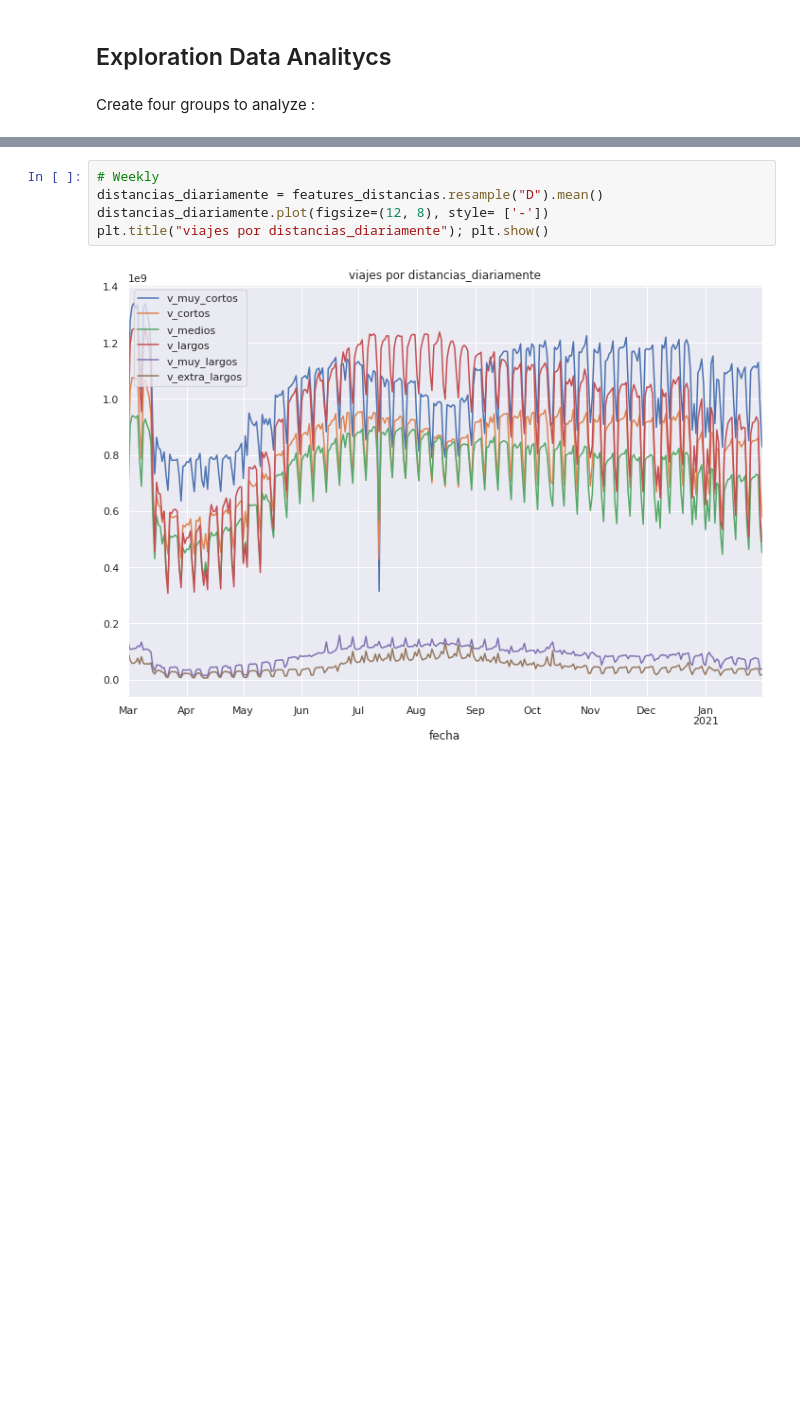
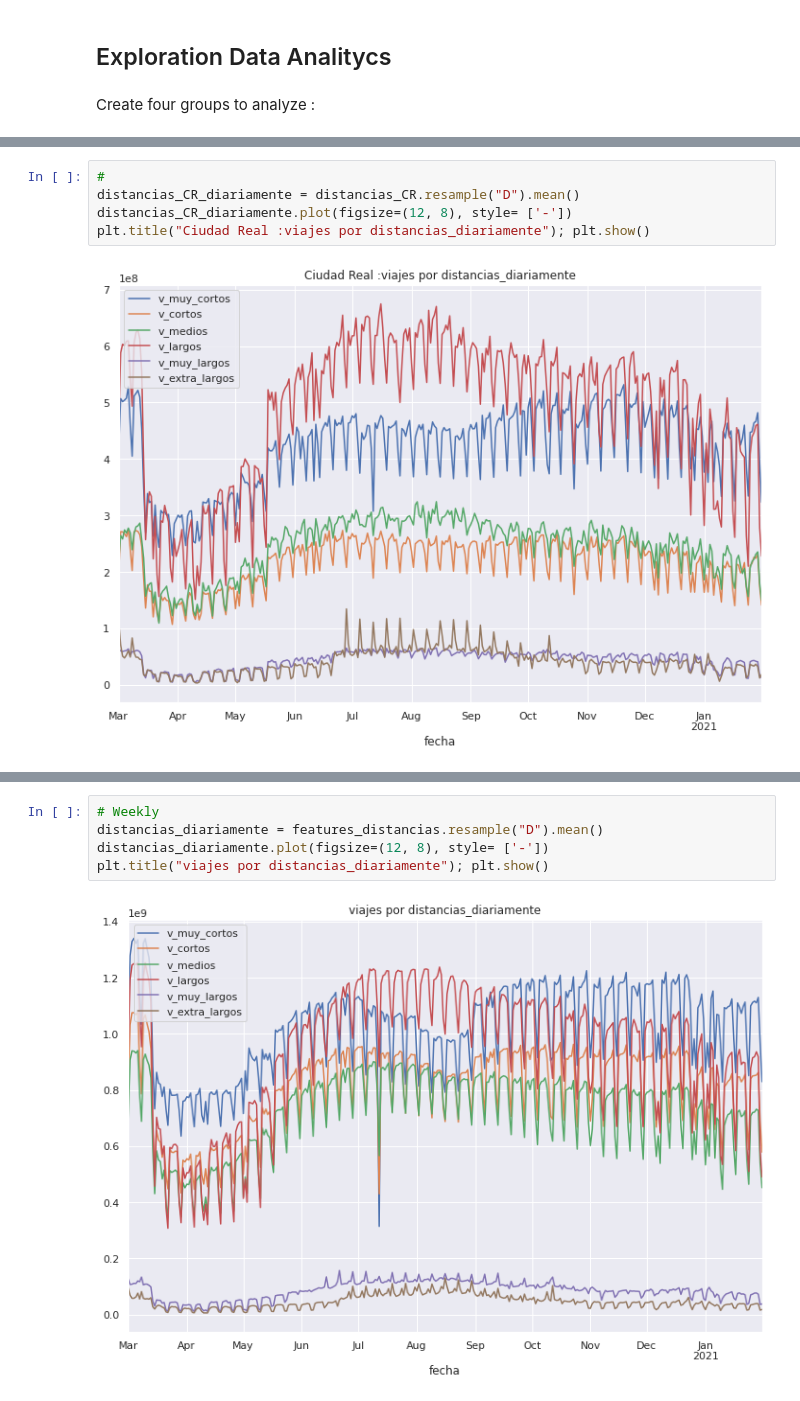
Before and after one commit to pepegil/Covid-19-Mobility-Climate, a Jupyter notebook: 1-EDA-mobility_0.ipynb, the cells around one changed output, grey strips where cells are left out. Cells and saved outputs as stored; diff of their text form; blank space fills up the shorter version.

```diff
--- a/1-EDA-mobility_0.ipynb
+++ b/1-EDA-mobility_0.ipynb
@@ -94,0 +126,7 @@ features_distancias.plot(figsize=(12, 8)); plt.show()
+# %%
+#
+distancias_CR_diariamente = distancias_CR.resample("D").mean()
+distancias_CR_diariamente.plot(figsize=(12, 8), style= ['-'])
+plt.title("Ciudad Real :viajes por distancias_diariamente"); plt.show()
+# %% [output]
+[figure, added]
```
Also changed, not shown: parts of 11 cells of this notebook, 9 other files.
